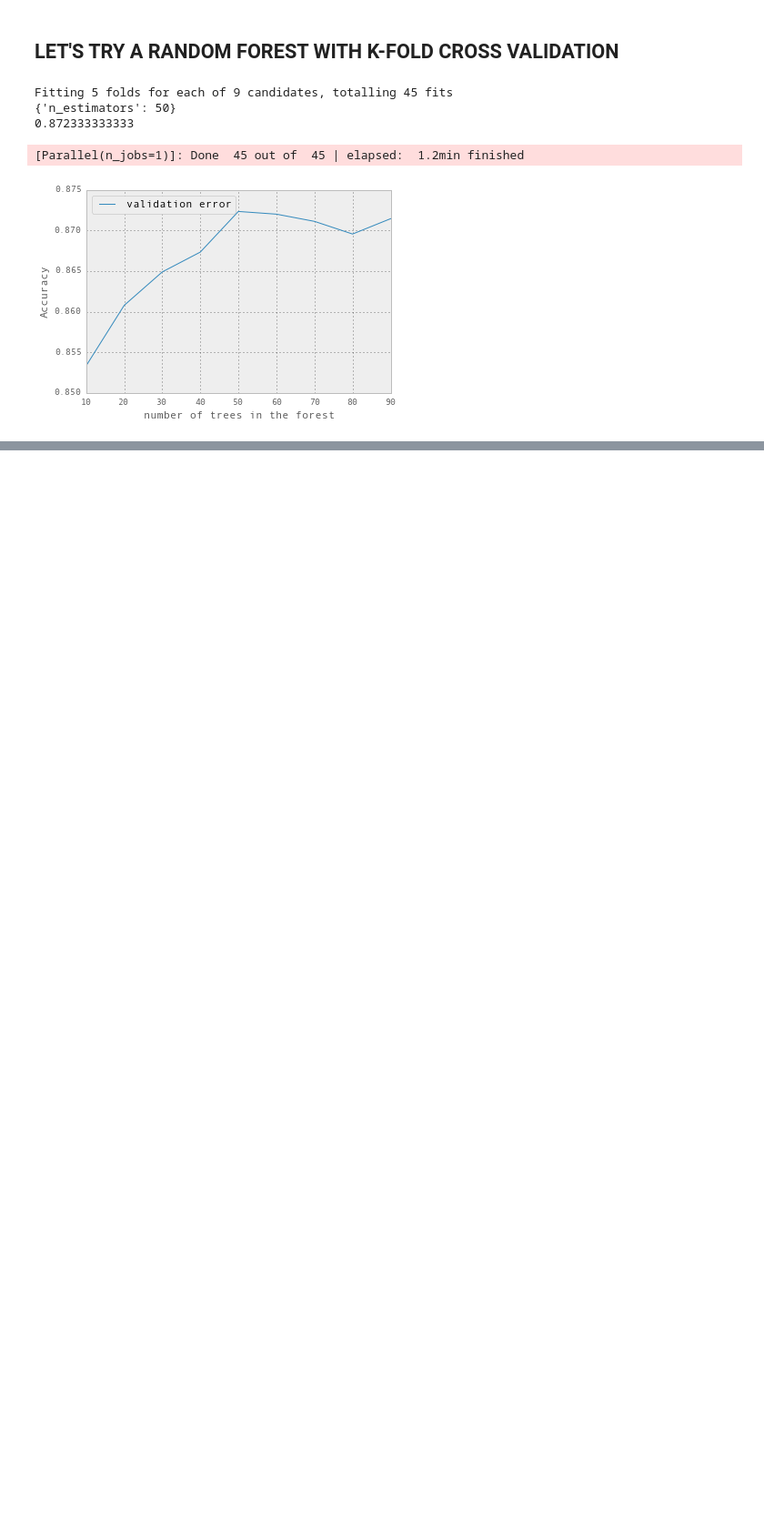
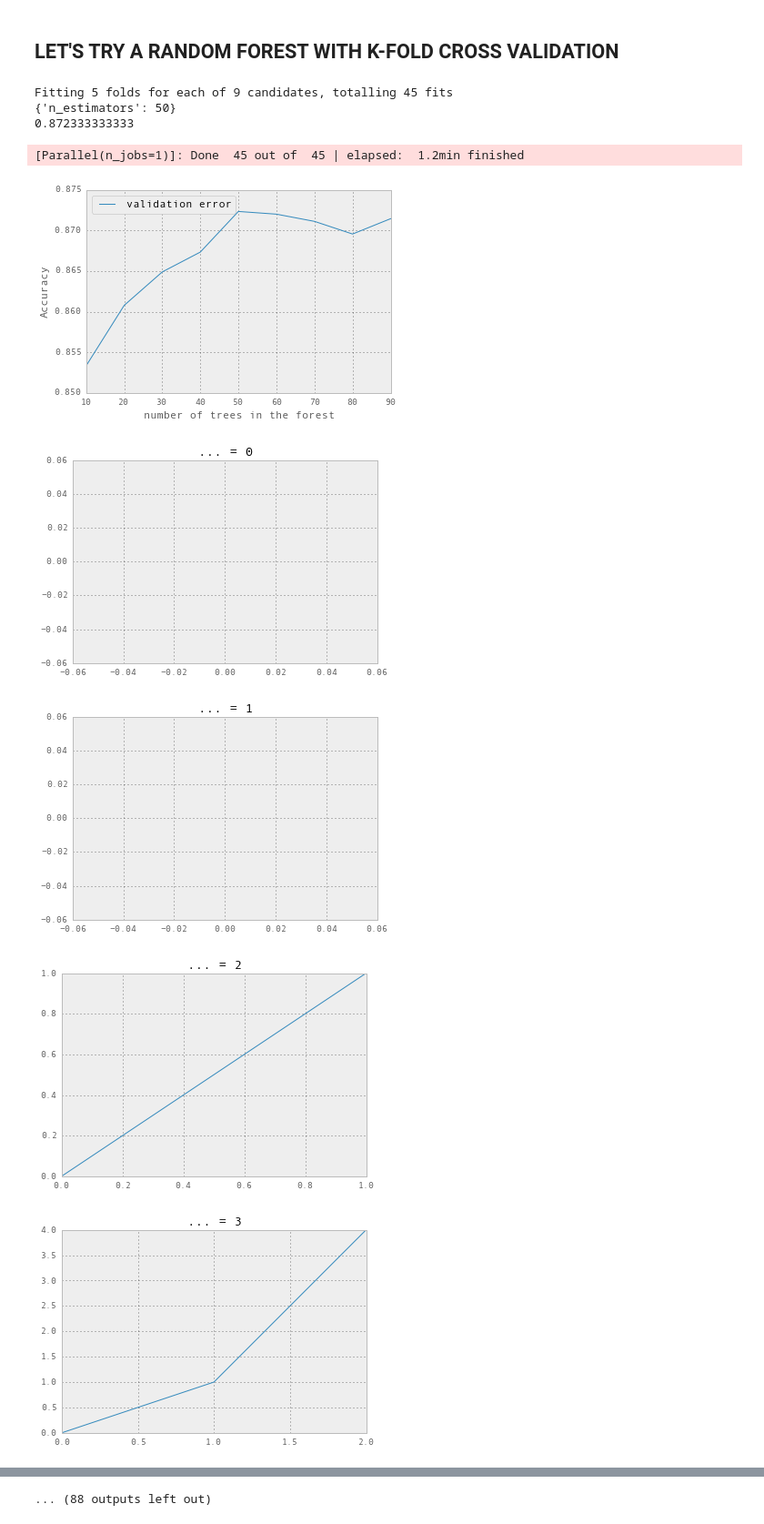
Before and after one commit to hugobowne/machine_learning_techniques, a Jupyter notebook: homesite/initial_foray_insurance.ipynb, the cells around one changed output, grey strips where cells are left out. Shown at 91% size. Saved outputs shown, nothing was run; the diff lists cells and outputs as text; code cells hidden in the pictures; blank space fills up the shorter version.

```diff
--- a/homesite/initial_foray_insurance.ipynb
+++ b/homesite/initial_foray_insurance.ipynb
@@ -188,3 +188,13 @@ Fitting 5 folds for each of 9 candidates, totalling 45 fits
 0.872333333333
 [Parallel(n_jobs=1)]: Done  45 out of  45 | elapsed:  1.2min finished
 [figure]
+# %%
+for i in range(0,100):
+    plt.figure(i)
+    plt.plot(np.arange(0,i) , np.arange(0,i)**2)
+    plt.title('... = ' + str(i))
+# %% [output]
+[figure, added]
+[figure, added]
+[figure, added]
+[figure, added]
@@ -190,0 +209 @@ Fitting 5 folds for each of 9 candidates, totalling 45 fits
+... (88 outputs left out)
```
Also changed, not shown: parts of 1 cell of this notebook.
